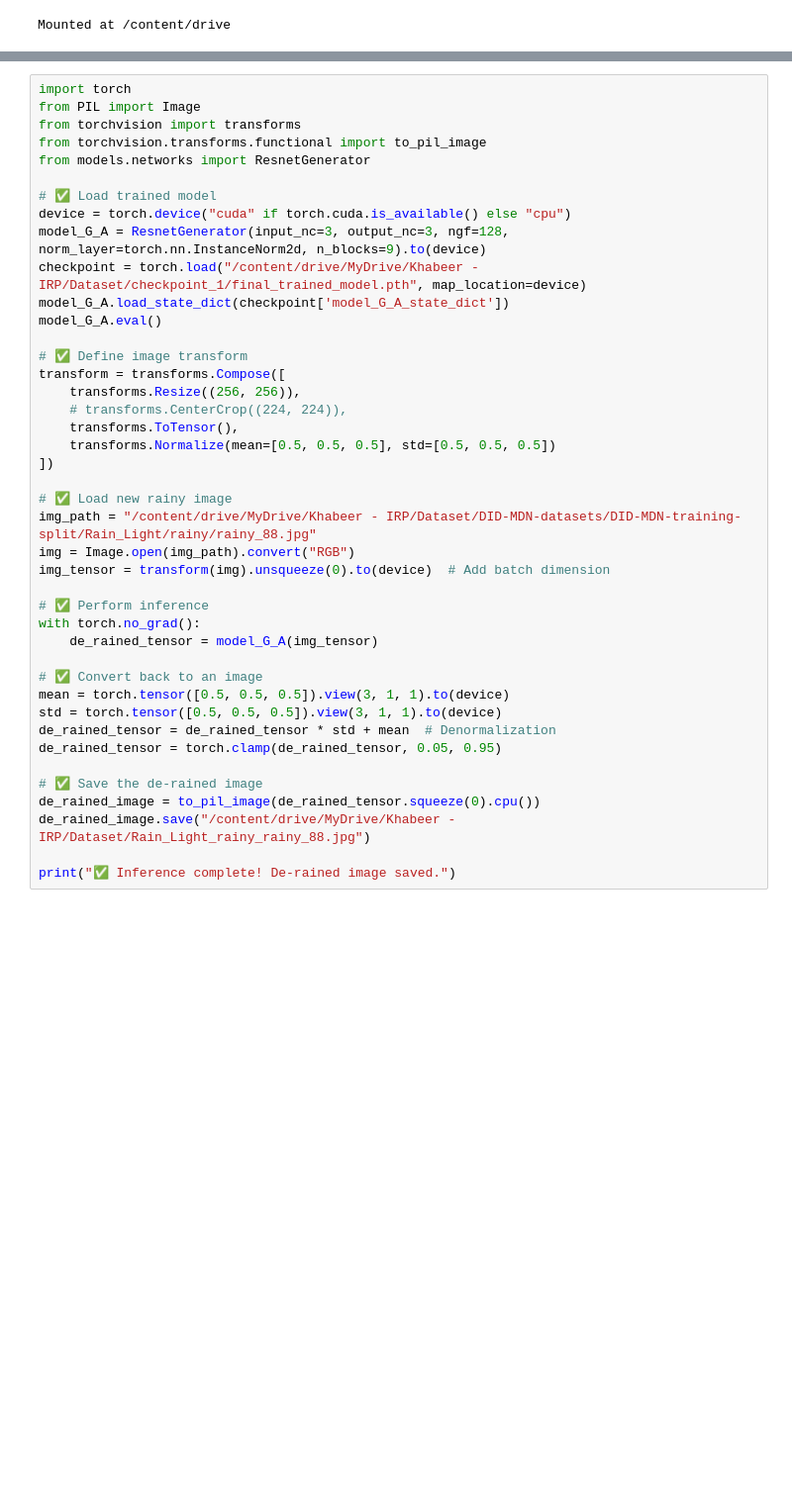
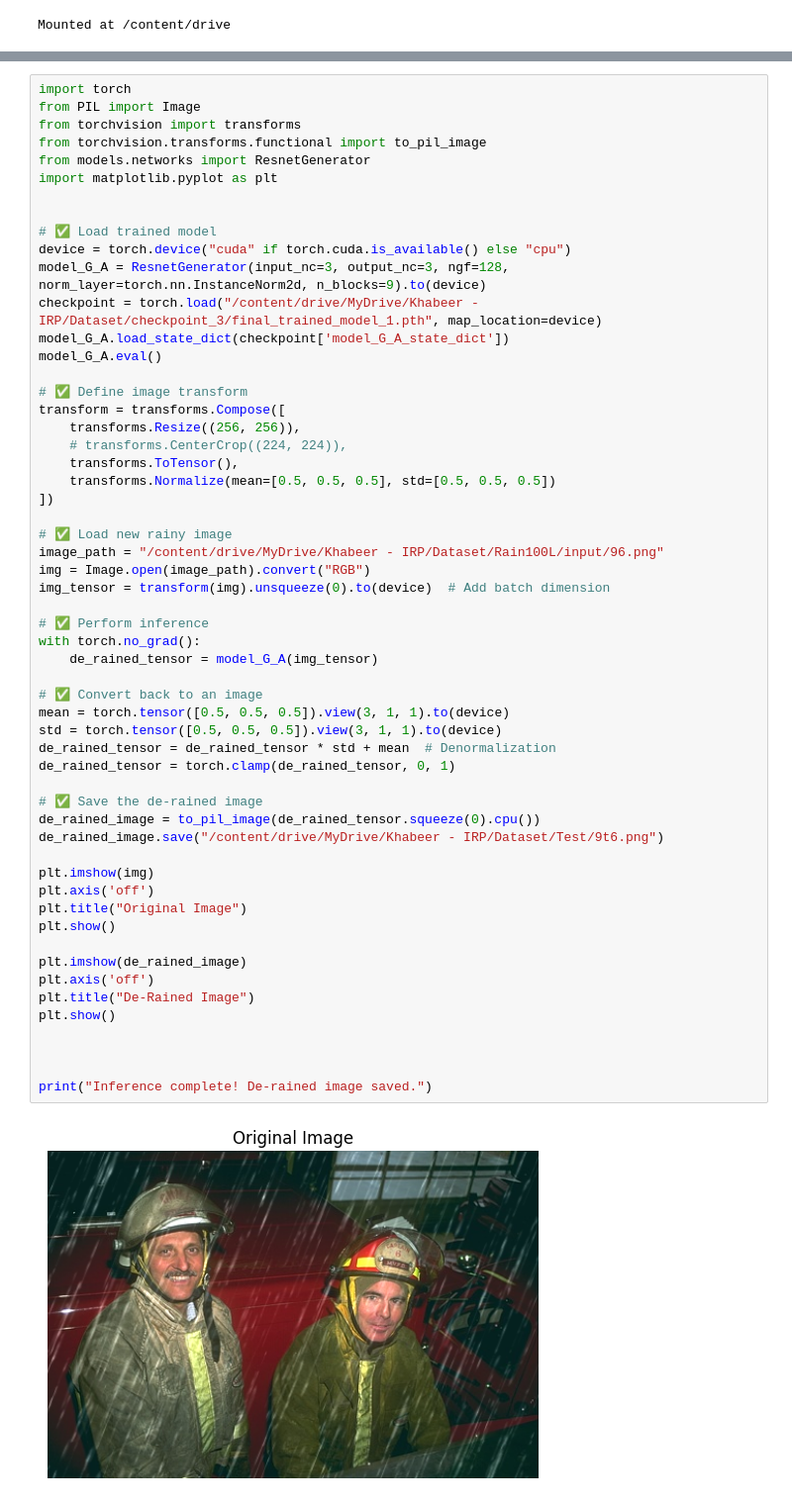
Before and after one commit to AbdulSheffa/IRP, a Jupyter notebook: FYP_GAN.ipynb, the cells around one changed output, grey strips where cells are left out. Shown at 99% size. Cells and saved outputs as stored; diff of their text form; blank space fills up the shorter version.

```diff
--- a/FYP_GAN.ipynb
+++ b/FYP_GAN.ipynb
@@ -521,40 +1033,55 @@ from PIL import Image
 from torchvision import transforms
 from torchvision.transforms.functional import to_pil_image
 from models.networks import ResnetGenerator
+import matplotlib.pyplot as plt
+
 
 # ✅ Load trained model
 device = torch.device("cuda" if torch.cuda.is_available() else "cpu")
 model_G_A = ResnetGenerator(input_nc=3, output_nc=3, ngf=128, norm_layer=torch.nn.InstanceNorm2d, n_blocks=9).to(device)
-checkpoint = torch.load("/content/drive/MyDrive/Khabeer - IRP/Dataset/checkpoint_1/final_trained_model.pth", map_location=device)
+checkpoint = torch.load("/content/drive/MyDrive/Khabeer - IRP/Dataset/checkpoint_3/final_trained_model_1.pth", map_location=device)
 model_G_A.load_state_dict(checkpoint['model_G_A_state_dict'])
 model_G_A.eval()
 
 # ✅ Define image transform
 transform = transforms.Compose([
     transforms.Resize((256, 256)),
     # transforms.CenterCrop((224, 224)),
     transforms.ToTensor(),
     transforms.Normalize(mean=[0.5, 0.5, 0.5], std=[0.5, 0.5, 0.5])
 ])
 
 # ✅ Load new rainy image
-img_path = "/content/drive/MyDrive/Khabeer - IRP/Dataset/DID-MDN-datasets/DID-MDN-training-split/Rain_Light/rainy/rainy_88.jpg"
-img = Image.open(img_path).convert("RGB")
+image_path = "/content/drive/MyDrive/Khabeer - IRP/Dataset/Rain100L/input/96.png"
+img = Image.open(image_path).convert("RGB")
 img_tensor = transform(img).unsqueeze(0).to(device)  # Add batch dimension
 
 # ✅ Perform inference
 with torch.no_grad():
     de_rained_tensor = model_G_A(img_tensor)
 
 # ✅ Convert back to an image
 mean = torch.tensor([0.5, 0.5, 0.5]).view(3, 1, 1).to(device)
 std = torch.tensor([0.5, 0.5, 0.5]).view(3, 1, 1).to(device)
 de_rained_tensor = de_rained_tensor * std + mean  # Denormalization
-de_rained_tensor = torch.clamp(de_rained_tensor, 0.05, 0.95)
+de_rained_tensor = torch.clamp(de_rained_tensor, 0, 1)
 
 # ✅ Save the de-rained image
 de_rained_image = to_pil_image(de_rained_tensor.squeeze(0).cpu())
-de_rained_image.save("/content/drive/MyDrive/Khabeer - IRP/Dataset/Rain_Light_rainy_rainy_88.jpg")
+de_rained_image.save("/content/drive/MyDrive/Khabeer - IRP/Dataset/Test/9t6.png")
 
-print("✅ Inference complete! De-rained image saved.")
+plt.imshow(img)
+plt.axis('off')
+plt.title("Original Image")
+plt.show()
+
+plt.imshow(de_rained_image)
+plt.axis('off')
+plt.title("De-Rained Image")
+plt.show()
+
+
+
+print("Inference complete! De-rained image saved.")
 # %% [output]
+[figure, added]
```
Also changed, not shown: parts of 30 cells of this notebook.
